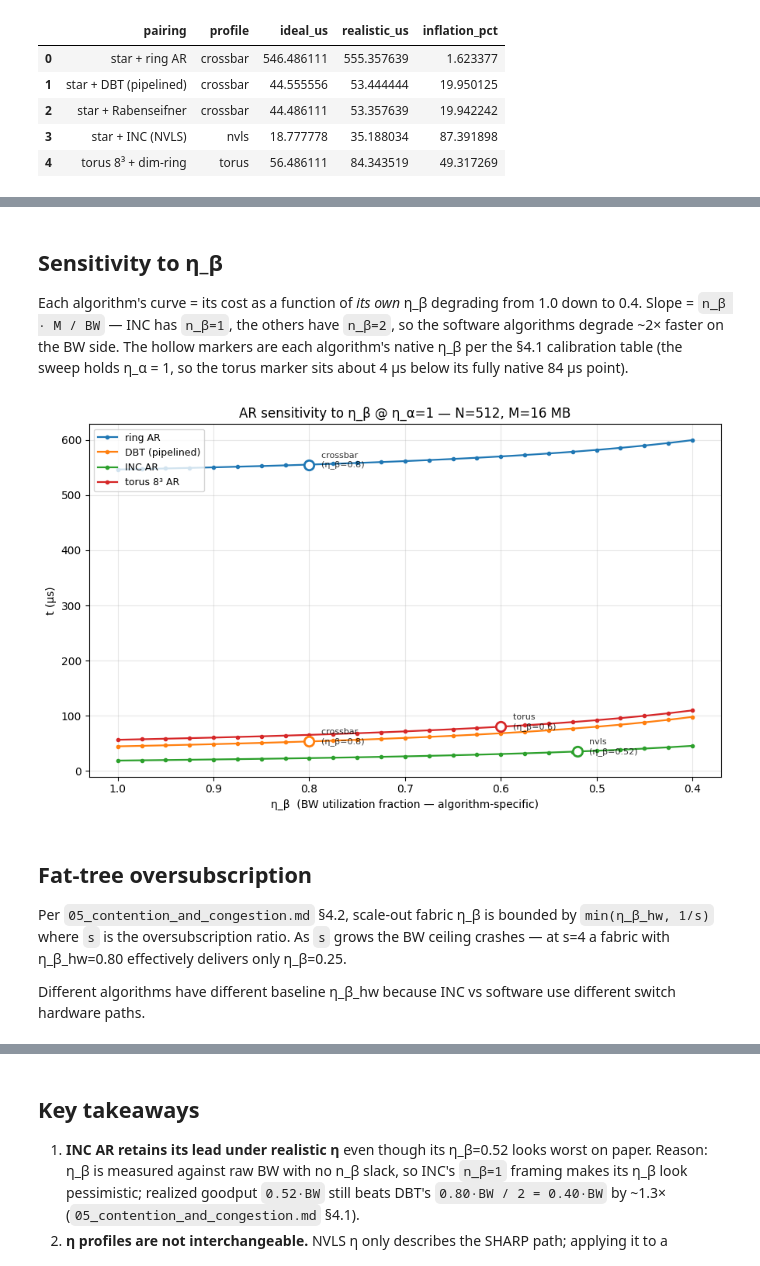
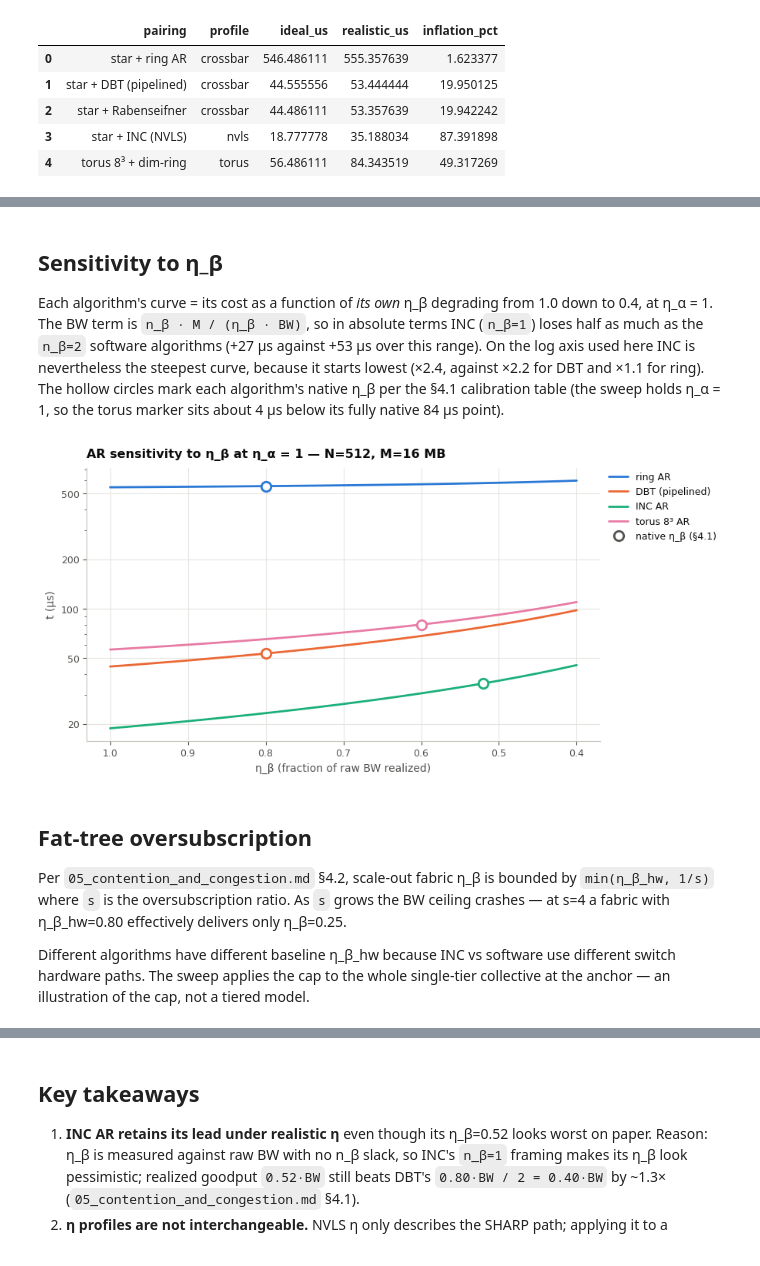
Before and after one commit to spiceMonkey/collective-comm, a Jupyter notebook: code/notebooks/03_eta_sensitivity.ipynb, the cells around one changed output, grey strips where cells are left out. Drawn from its saved outputs; the diff is of its cells as text; code cells hidden in the pictures.

```diff
--- a/code/notebooks/03_eta_sensitivity.ipynb
+++ b/code/notebooks/03_eta_sensitivity.ipynb
@@ -122,59 +127,59 @@ plt.tight_layout(); plt.show()
 # %% [markdown]
 ## Sensitivity to η_β
 
-Each algorithm's curve = its cost as a function of *its own* η_β degrading from 1.0 down to 0.4. Slope = `n_β · M / BW` — INC has `n_β=1`, the others have `n_β=2`, so the software algorithms degrade ~2× faster on the BW side. The hollow markers are each algorithm's native η_β per the §4.1 calibration table (the sweep holds η_α = 1, so the torus marker sits about 4 μs below its fully native 84 μs point).
+Each algorithm's curve = its cost as a function of *its own* η_β degrading from 1.0 down to 0.4, at η_α = 1. The BW term is `n_β · M / (η_β · BW)`, so in absolute terms INC (`n_β=1`) loses half as much as the `n_β=2` software algorithms (+27 μs against +53 μs over this range). On the log axis used here INC is nevertheless the steepest curve, because it starts lowest (×2.4, against ×2.2 for DBT and ×1.1 for ring). The hollow circles mark each algorithm's native η_β per the §4.1 calibration table (the sweep holds η_α = 1, so the torus marker sits about 4 μs below its fully native 84 μs point).
 # %%
 # How sensitive is each algorithm's cost to its OWN η_β degrading?
-# Slope = n_β · M / BW. INC has n_β=1, ring/DBT/torus have n_β=2 → ring/DBT/torus
-# degrade ~2× faster on the BW side as utilization drops.
+# The BW term is n_β · M / (η_β · BW): INC has n_β=1, ring/DBT/torus have n_β=2, so in
+# absolute μs the software algorithms lose about twice as much as utilization drops.
 def linspace(a, b, n):
     return [a + (b - a) * i / (n - 1) for i in range(n)]
 
 eta_betas = linspace(0.4, 1.0, 25)
 
 # For each algorithm, also note its native operating-point η_β so we can
 # scatter-mark where each one lives in the real world.
 algo_specs = [
     ('ring AR',          'crossbar',
      lambda eb: cc.ring_all_reduce(M, G, *apply_eta(alpha, bw, 1.0, eb))),
     ('DBT (pipelined)', 'crossbar',
      lambda eb: dbt_pipelined(M, G, *apply_eta(alpha, bw, 1.0, eb))),
     ('INC AR',           'nvls',
      lambda eb: cc.inc_all_reduce(M, *apply_eta(alpha, bw, 1.0, eb))),
     ('torus 8³ AR',      'torus',
      lambda eb: cc.torus_all_reduce(M, dims, *apply_eta(alpha, bw, 1.0, eb))),
 ]
 
 curves_eb = {label: fn for label, _, fn in algo_specs}
 df_eb = sweep(curves_eb, eta_betas, x_name='eta_beta')
 
-fig, ax = plt.subplots(figsize=(9, 5.5))
-for label, sub in df_eb.groupby('label', sort=False):
-    line, = ax.plot(sub['eta_beta'], sub['t_us'], marker='.', linewidth=1.6, label=label)
-    # Scatter-mark this algorithm's native operating point.
-    profile = next(p for l, p, _ in algo_specs if l == label)
+fig, ax = plt.subplots()
+for label, profile, fn in algo_specs:
+    sub = df_eb[df_eb['label'] == label]
+    color = style.color_for(label)
+    ax.plot(sub['eta_beta'], sub['t_us'], label=label, color=color)
+    # Ring marker at this algorithm's native η_β (§4.1 calibration table).
     eta_b_native = ETA_PROFILES[profile][1]
-    fn = next(f for l, _, f in algo_specs if l == label)
-    t_native = fn(eta_b_native) * 1e6
-    ax.scatter([eta_b_native], [t_native], s=80, zorder=5,
-               edgecolor=line.get_color(), facecolor='white', linewidth=2)
-    ax.annotate(f'  {profile}\n  (η_β={eta_b_native})',
-                xy=(eta_b_native, t_native), fontsize=8, alpha=0.8,
-                xytext=(6, -2), textcoords='offset points')
-ax.set_xlabel('η_β  (BW utilization fraction — algorithm-specific)')
-ax.set_ylabel('t (μs)')
-ax.set_title(f'AR sensitivity to η_β @ η_α=1 — N={G}, M={M/1e6:.0f} MB')
+    ax.plot([eta_b_native], [fn(eta_b_native) * 1e6], marker='o', markersize=9,
+            markerfacecolor=style.SURFACE, markeredgecolor=color, markeredgewidth=2,
+            linestyle='none')
+ax.plot([], [], marker='o', markersize=9, markerfacecolor=style.SURFACE,
+        markeredgecolor=style.TEXT_2, markeredgewidth=2, linestyle='none',
+        label='native η_β (§4.1)')
+ax.set_yscale('log')
+style.plain_log_ticks(ax.yaxis, [20, 50, 100, 200, 500])
+ax.set_xlabel('η_β (fraction of raw BW realized)'); ax.set_ylabel('t (μs)')
+ax.set_title(f'AR sensitivity to η_β at η_α = 1 — N={G}, M={M/1e6:.0f} MB')
 ax.invert_xaxis()
-ax.legend(loc='upper left', fontsize=9)
-ax.grid(True, which='both', alpha=0.3)
-plt.tight_layout(); plt.show()
+style.legend_outside(ax)
+plt.show()
 # %% [output]
-[figure, old version]
+[figure, new version]
 # %% [markdown]
 ## Fat-tree oversubscription
 
 Per `05_contention_and_congestion.md` §4.2, scale-out fabric η_β is bounded by `min(η_β_hw, 1/s)` where `s` is the oversubscription ratio. As `s` grows the BW ceiling crashes — at s=4 a fabric with η_β_hw=0.80 effectively delivers only η_β=0.25.
 
-Different algorithms have different baseline η_β_hw because INC vs software use different switch hardware paths.
+Different algorithms have different baseline η_β_hw because INC vs software use different switch hardware paths. The sweep applies the cap to the whole single-tier collective at the anchor — an illustration of the cap, not a tiered model.
 # %%
 # Fat-tree oversubscription s ∈ [1, 8]: outer-tier η_β = min(η_β_hw, 1/s).
```
Also changed, not shown: parts of 5 cells of this notebook, 26 other files.
